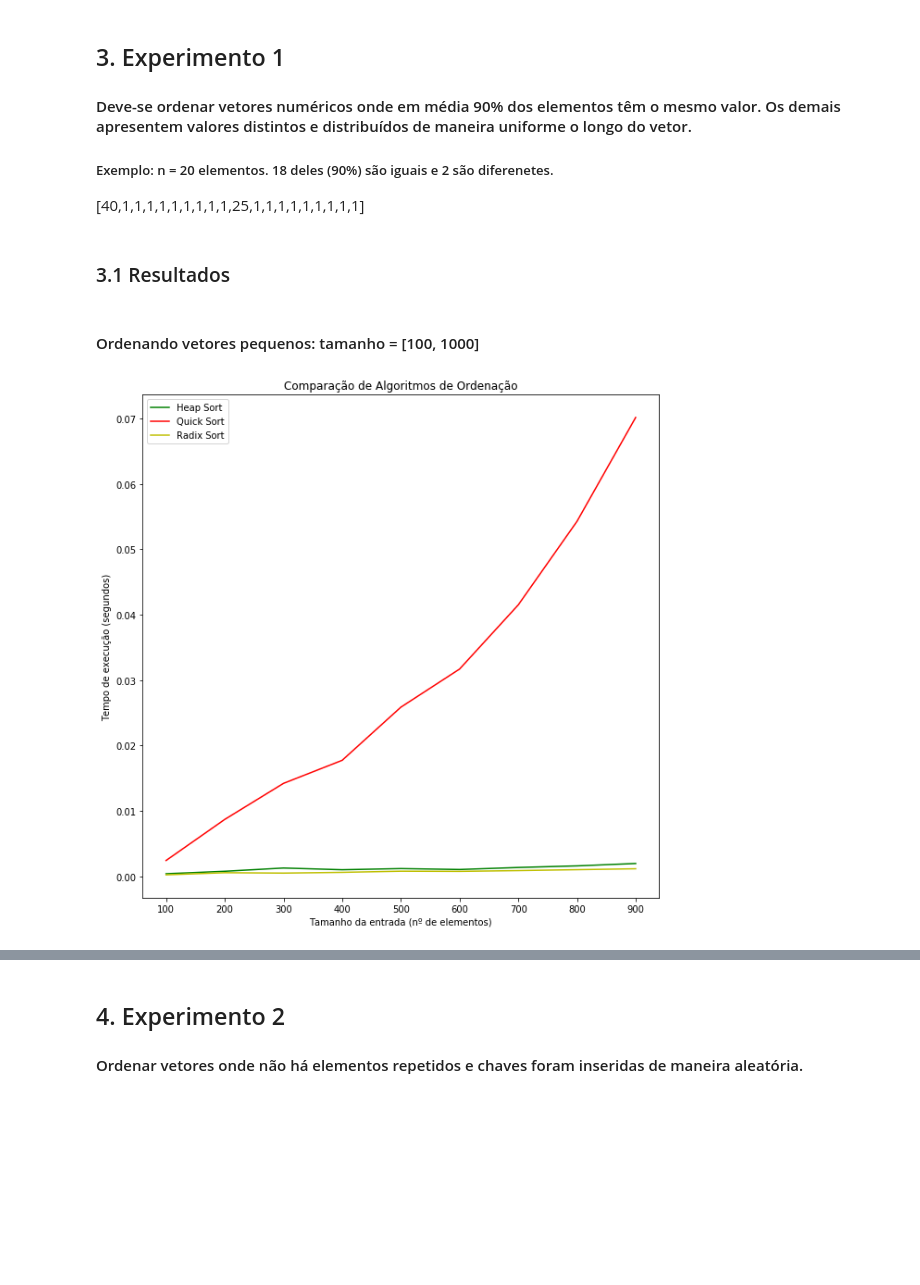
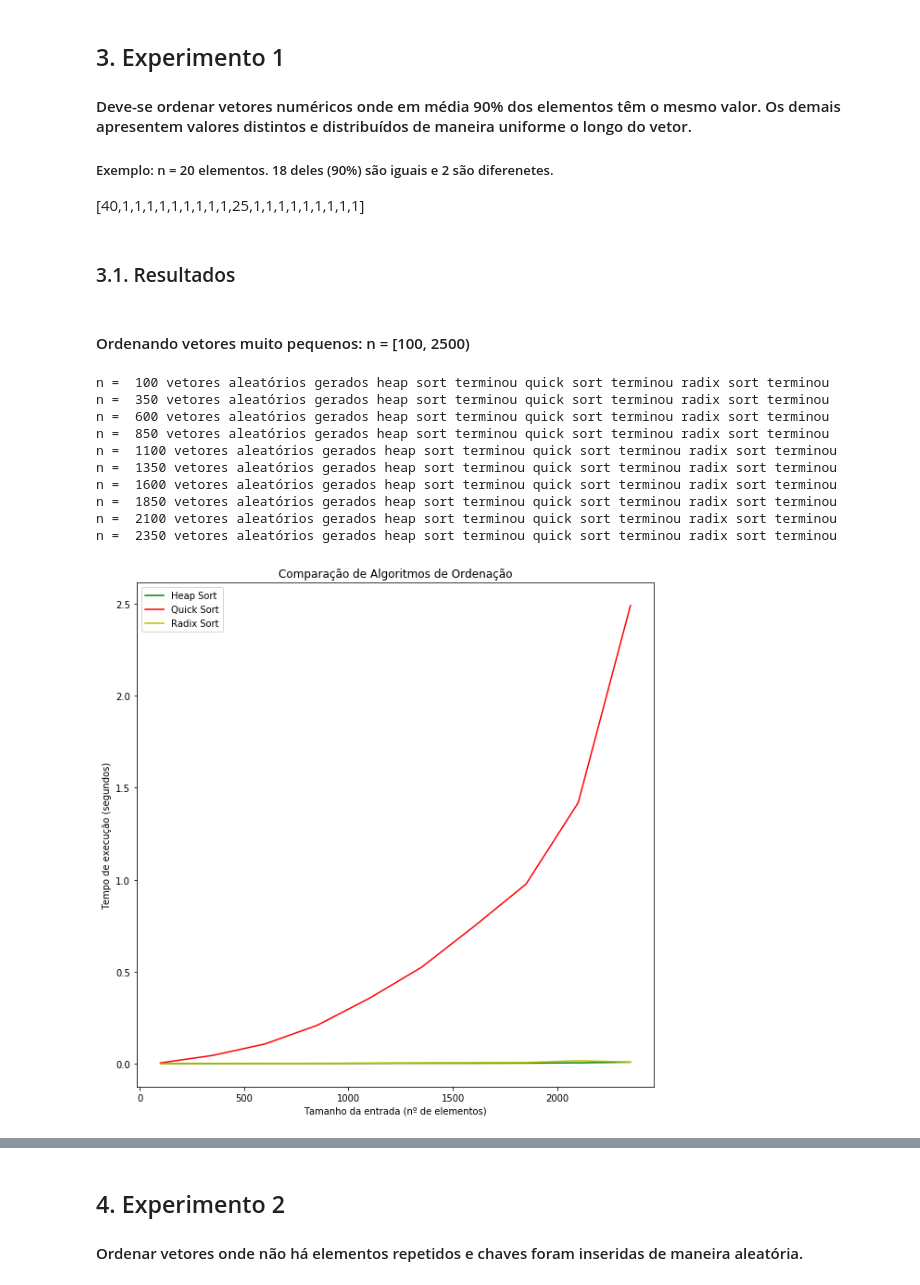
Before and after one commit to EstevaoCostaG3/Algoritmos, a Jupyter notebook: Experimento sobre algoritmos de ordenação.ipynb, the cells around one changed output, grey strips where cells are left out. Cells and saved outputs as stored; diff of their text form; code cells hidden in the pictures; blank space fills up the shorter version.

```diff
--- a/Experimento sobre algoritmos de ordenação.ipynb
+++ b/Experimento sobre algoritmos de ordenação.ipynb
@@ -215,11 +217,11 @@ def generate_array_for_experiment_one(n):
     e o resto do vetor será preenchido com um só número.
     Portanto, esta função usa um total de 0,2*n + 1 elementos para se inserir no vetor
     '''
-    minimum_possible_value = random.randint(0, (n-1)//2)
+    minimum_possible_value = randint(0, (n-1)//2)
     maximum_possible_value = minimum_possible_value + int((0.2*n)) + 1
     possible_keys = [number for number in range(minimum_possible_value, maximum_possible_value)]
 
-    random_index = random.randint(0, len(possible_keys) - 1)
+    random_index = randint(0, len(possible_keys) - 1)
     random_duplicate = possible_keys[random_index]
     array = [random_duplicate for i in range(n)]
     del possible_keys[random_index]
@@ -227,17 +229,28 @@ def generate_array_for_experiment_one(n):
     number_of_unique_values = int(0.1*n)
     uniform_index = 0
     for i in range(number_of_unique_values):
-        random_index = random.randint(0, len(possible_keys) - 1)
+        random_index = randint(0, len(possible_keys) - 1)
         array[uniform_index] = possible_keys[random_index]
         del possible_keys[random_index]
         uniform_index += 10
     return array
 # %% [markdown]
-### 3.1 Resultados
+### 3.1. Resultados
 # %% [markdown]
-#### Ordenando vetores pequenos: tamanho = [100, 1000]
+#### Ordenando vetores muito pequenos: n = [100, 2500)
 # %%
-array_sizes = np.arange(100, 1000, 100)
-run_experiment_and_plot_results(array_sizes, generate_array_for_experiment_one, 'experimento 1 - vetores pequenos')
+array_sizes = np.arange(100, 2500, 250)
+figure_name = 'experimento 1 - n de 100 a 2.5K passo 250'
+run_experiment_and_plot_results(array_sizes, generate_array_for_experiment_one, figure_name)
 # %% [output]
+n =  100 vetores aleatórios gerados heap sort terminou quick sort terminou radix sort terminou
+n =  350 vetores aleatórios gerados heap sort terminou quick sort terminou radix sort terminou
+n =  600 vetores aleatórios gerados heap sort terminou quick sort terminou radix sort terminou
+n =  850 vetores aleatórios gerados heap sort terminou quick sort terminou radix sort terminou
+n =  1100 vetores aleatórios gerados heap sort terminou quick sort terminou radix sort terminou
+n =  1350 vetores aleatórios gerados heap sort terminou quick sort terminou radix sort terminou
+n =  1600 vetores aleatórios gerados heap sort terminou quick sort terminou radix sort terminou
+n =  1850 vetores aleatórios gerados heap sort terminou quick sort terminou radix sort terminou
+n =  2100 vetores aleatórios gerados heap sort terminou quick sort terminou radix sort terminou
+n =  2350 vetores aleatórios gerados heap sort terminou quick sort terminou radix sort terminou
-[figure, old version]
+[figure, new version]
```
Also changed, not shown: parts of 22 cells of this notebook, 12 other files.
